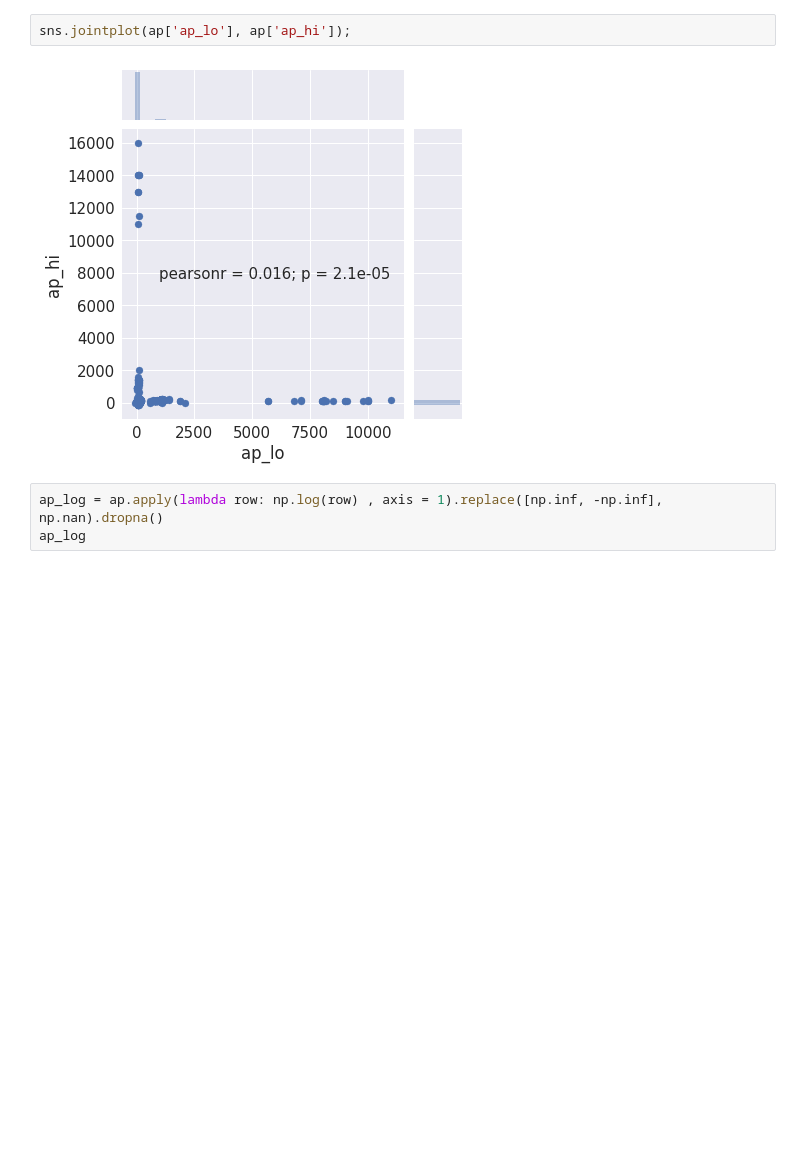
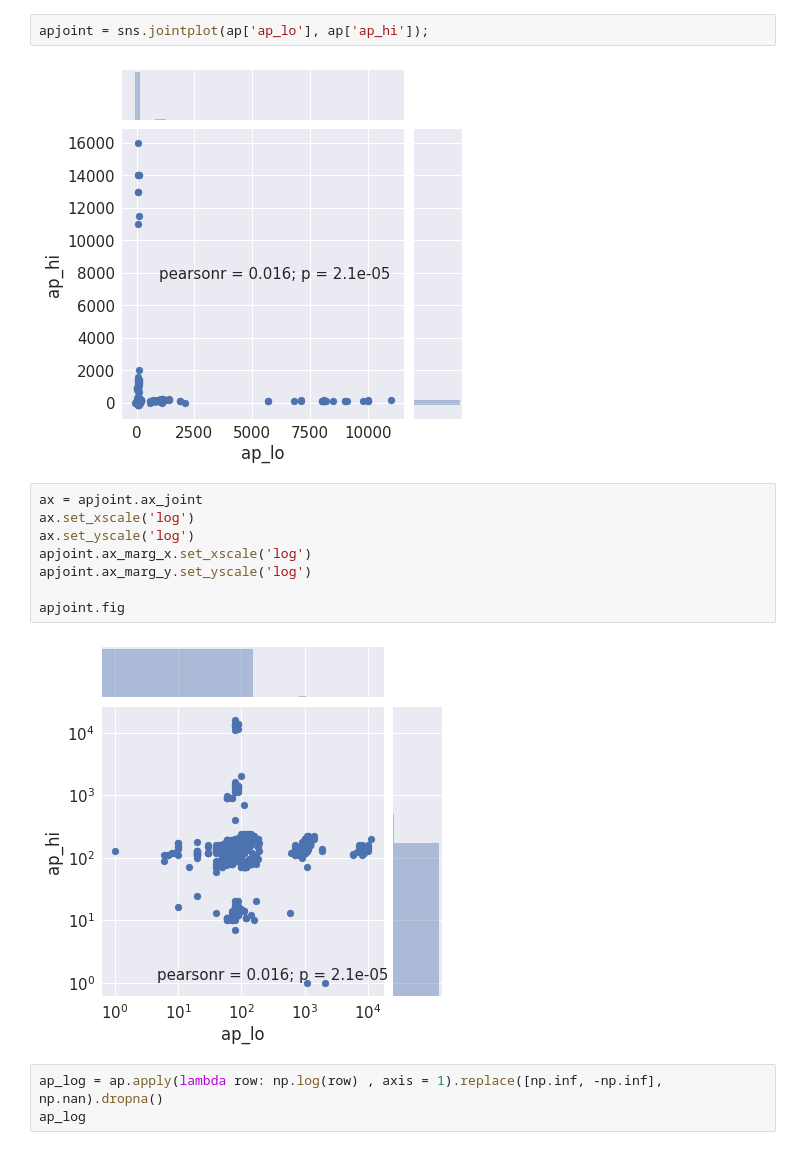
Before and after one commit to kvaDrug/mlcourse_open, a Jupyter notebook: jupyter_notebooks/topic02_visual_analysis/hw2_session2_visual_analysis_basics.ipynb, the cells around one changed output. Drawn from its saved outputs; the diff is of its cells as text; blank space fills up the shorter version.

```diff
--- a/jupyter_notebooks/topic02_visual_analysis/hw2_session2_visual_analysis_basics.ipynb
+++ b/jupyter_notebooks/topic02_visual_analysis/hw2_session2_visual_analysis_basics.ipynb
@@ -250,9 +250,19 @@ clear_ap.corr(method='spearman')
 # %% [markdown]
 Кажется, наш график получился неинформативным из-за выбросов в значениях. Постройте тот же график, но с логарифмической шкалой.
 # %%
-sns.jointplot(ap['ap_lo'], ap['ap_hi']);
+apjoint = sns.jointplot(ap['ap_lo'], ap['ap_hi']);
 # %% [output]
 [figure]
+# %%
+ax = apjoint.ax_joint
+ax.set_xscale('log')
+ax.set_yscale('log')
+apjoint.ax_marg_x.set_xscale('log')
+apjoint.ax_marg_y.set_yscale('log')
+
+apjoint.fig
+# %% [output]
+[figure, added]
 # %%
 ap_log = ap.apply(lambda row: np.log(row) , axis = 1).replace([np.inf, -np.inf], np.nan).dropna()
 ap_log
```
Also changed, not shown: 2 other files.
